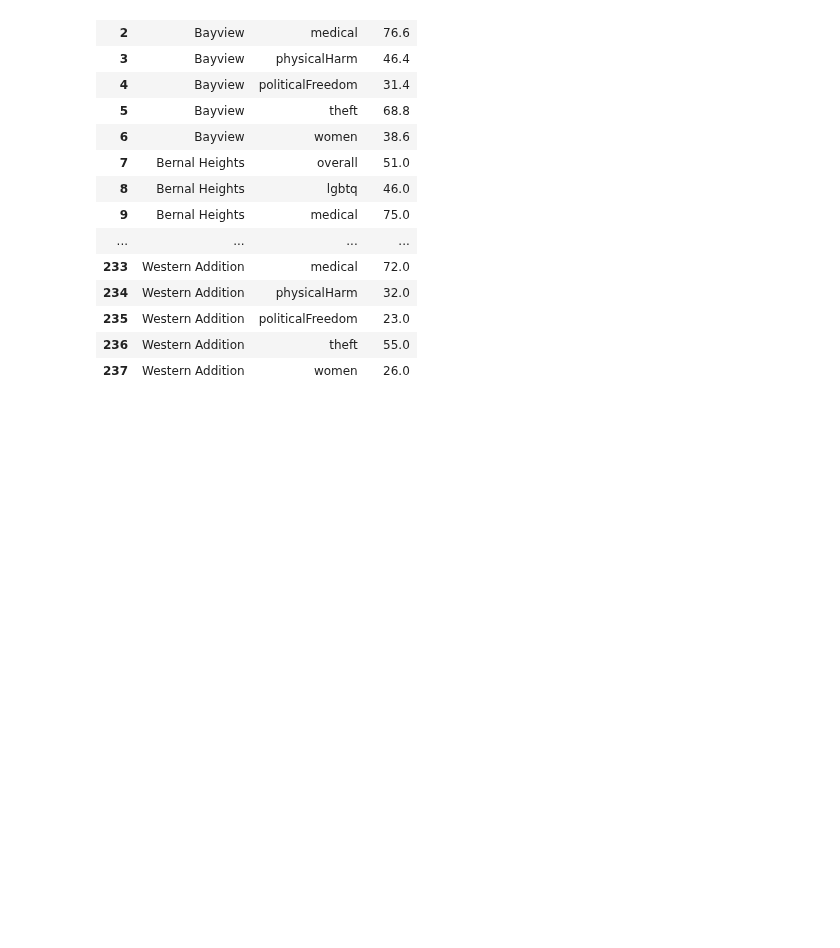
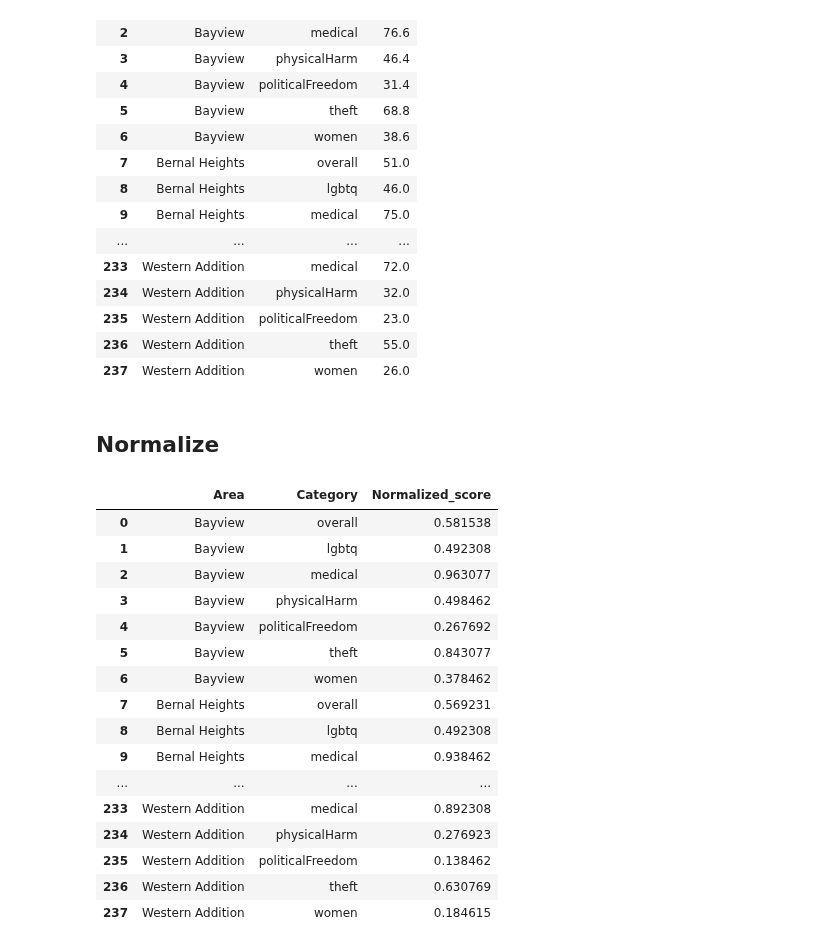
Before and after one commit to LingxingG/Data-Mining-Project, a Jupyter notebook: SafeIndex/Safe Index API.ipynb, the cells around one changed output. Drawn from its saved outputs; the diff is of its cells as text; code cells hidden in the pictures; blank space fills up the shorter version.

```diff
--- a/SafeIndex/Safe Index API.ipynb
+++ b/SafeIndex/Safe Index API.ipynb
@@ -150,3 +150,5 @@ unpickled_df
 | 235 | Western Addition | politicalFreedom | 23.0 |
 | 236 | Western Addition | theft | 55.0 |
 | 237 | Western Addition | women | 26.0 |
+# %% [markdown]
+## Normalize
@@ -152,0 +157,27 @@ unpickled_df
+# %%
+x = unpickled_df[['Score']].values.astype(float)
+scaler = MinMaxScaler()
+x_scaled = scaler.fit_transform(x)
+df_normalized = pd.DataFrame(x_scaled, columns= ['Normalized_score'])
+unpickled_df["Normalized_score"] = df_normalized['Normalized_score']
+unpickled_df.drop(columns = 'Score', inplace = True)
+# %%
+unpickled_df
+# %% [output]
+|  | Area | Category | Normalized_score |
+| 0 | Bayview | overall | 0.581538 |
+| 1 | Bayview | lgbtq | 0.492308 |
+| 2 | Bayview | medical | 0.963077 |
+| 3 | Bayview | physicalHarm | 0.498462 |
+| 4 | Bayview | politicalFreedom | 0.267692 |
+| 5 | Bayview | theft | 0.843077 |
+| 6 | Bayview | women | 0.378462 |
+| 7 | Bernal Heights | overall | 0.569231 |
+| 8 | Bernal Heights | lgbtq | 0.492308 |
+| 9 | Bernal Heights | medical | 0.938462 |
+| ... | ... | ... | ... |
+| 233 | Western Addition | medical | 0.892308 |
+| 234 | Western Addition | physicalHarm | 0.276923 |
+| 235 | Western Addition | politicalFreedom | 0.138462 |
+| 236 | Western Addition | theft | 0.630769 |
+| 237 | Western Addition | women | 0.184615 |
```
Also changed, not shown: parts of 2 cells of this notebook, 9 other files.
